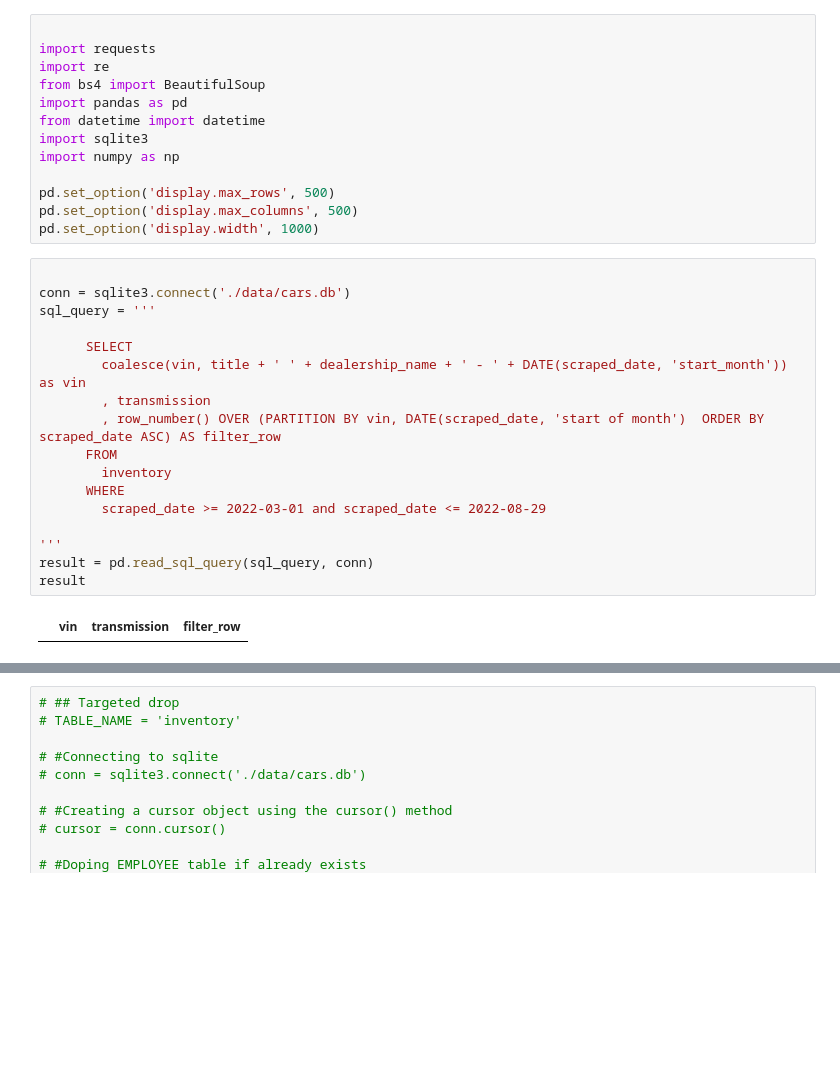
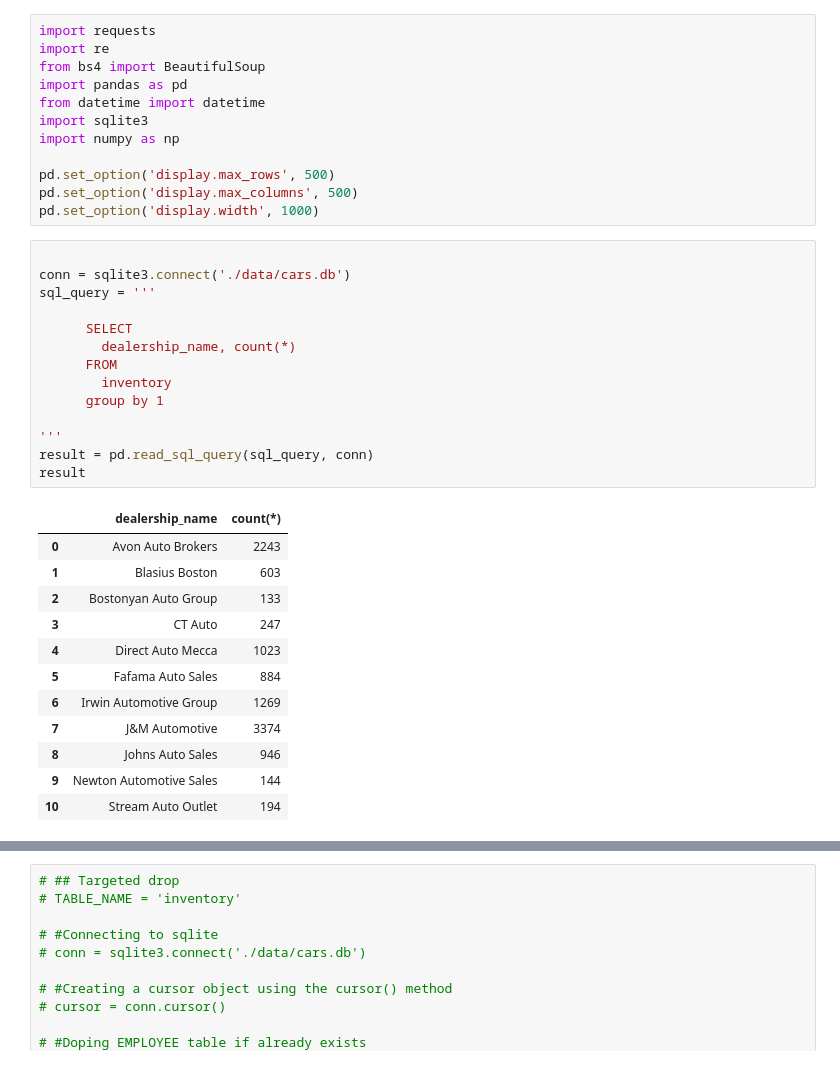
Before and after one commit to dkimhw/inventory-insights, a Jupyter notebook: explore_db.ipynb, the cells around one changed output, grey strips where cells are left out. Saved outputs shown, nothing was run; the diff lists cells and outputs as text; blank space fills up the shorter version.

```diff
--- a/explore_db.ipynb
+++ b/explore_db.ipynb
@@ -1,5 +1,4 @@
 # %%
-
 import requests
 import re
 from bs4 import BeautifulSoup
@@ -14,19 +13,27 @@ pd.set_option('display.width', 1000)
 # %%
 
 conn = sqlite3.connect('./data/cars.db')
 sql_query = '''
 
       SELECT
-        coalesce(vin, title + ' ' + dealership_name + ' - ' + DATE(scraped_date, 'start_month')) as vin
-        , transmission
-        , row_number() OVER (PARTITION BY vin, DATE(scraped_date, 'start of month')  ORDER BY scraped_date ASC) AS filter_row
+        dealership_name, count(*)
       FROM
         inventory
-      WHERE
-        scraped_date >= 2022-03-01 and scraped_date <= 2022-08-29
+      group by 1
 
 '''
 result = pd.read_sql_query(sql_query, conn)
 result
 # %% [output]
-|  | vin | transmission | filter_row |
+|  | dealership_name | count(*) |
+| 0 | Avon Auto Brokers | 2243 |
+| 1 | Blasius Boston | 603 |
+| 2 | Bostonyan Auto Group | 133 |
+| 3 | CT Auto | 247 |
+| 4 | Direct Auto Mecca | 1023 |
+| 5 | Fafama Auto Sales | 884 |
+| 6 | Irwin Automotive Group | 1269 |
+| 7 | J&M Automotive | 3374 |
+| 8 | Johns Auto Sales | 946 |
+| 9 | Newton Automotive Sales | 144 |
+| 10 | Stream Auto Outlet | 194 |
```
Also changed, not shown: parts of 3 cells of this notebook, 9 other files.
